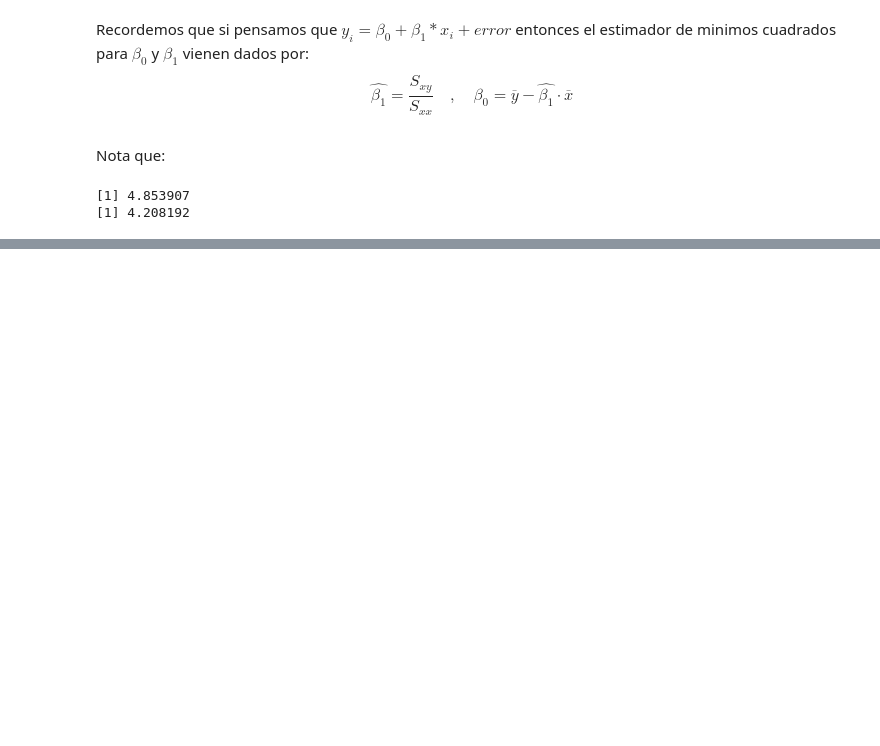
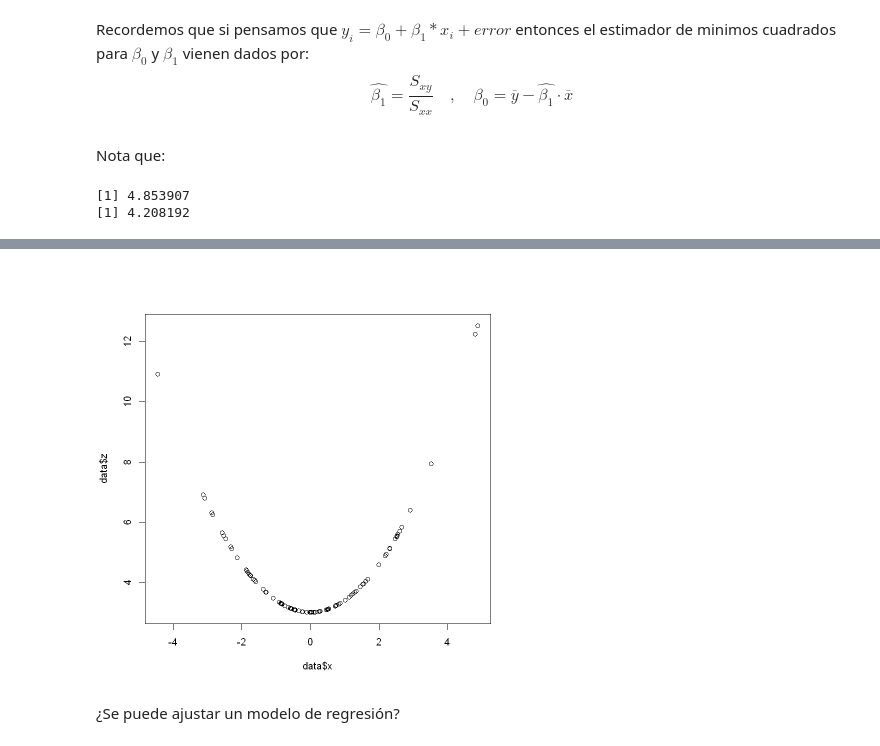
Before and after one commit to Fabimath/mat044, a Jupyter notebook: ay3/ay3.ipynb, the cells around one changed output, grey strips where cells are left out. Saved outputs shown, nothing was run; the diff lists cells and outputs as text; code cells hidden in the pictures; blank space fills up the shorter version.

```diff
--- a/ay3/ay3.ipynb
+++ b/ay3/ay3.ipynb
@@ -58,0 +84,6 @@ abline(reg)
+# %%
+plot(data$x,data$z)
+# %% [output]
+[figure, added]
+# %% [markdown]
+¿Se puede ajustar un modelo de regresión?
```
Also changed, not shown: parts of 5 cells of this notebook, 1 other file.
